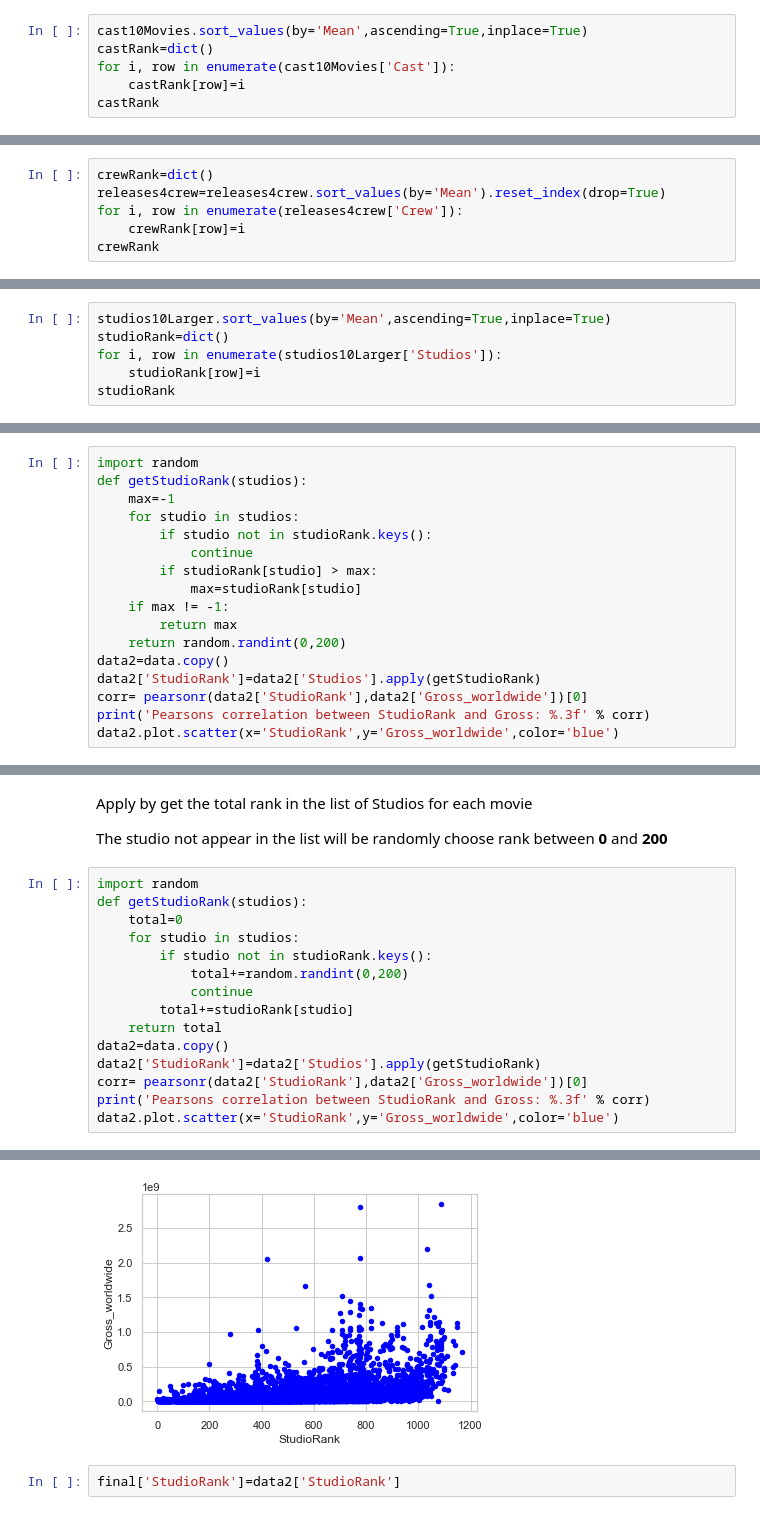
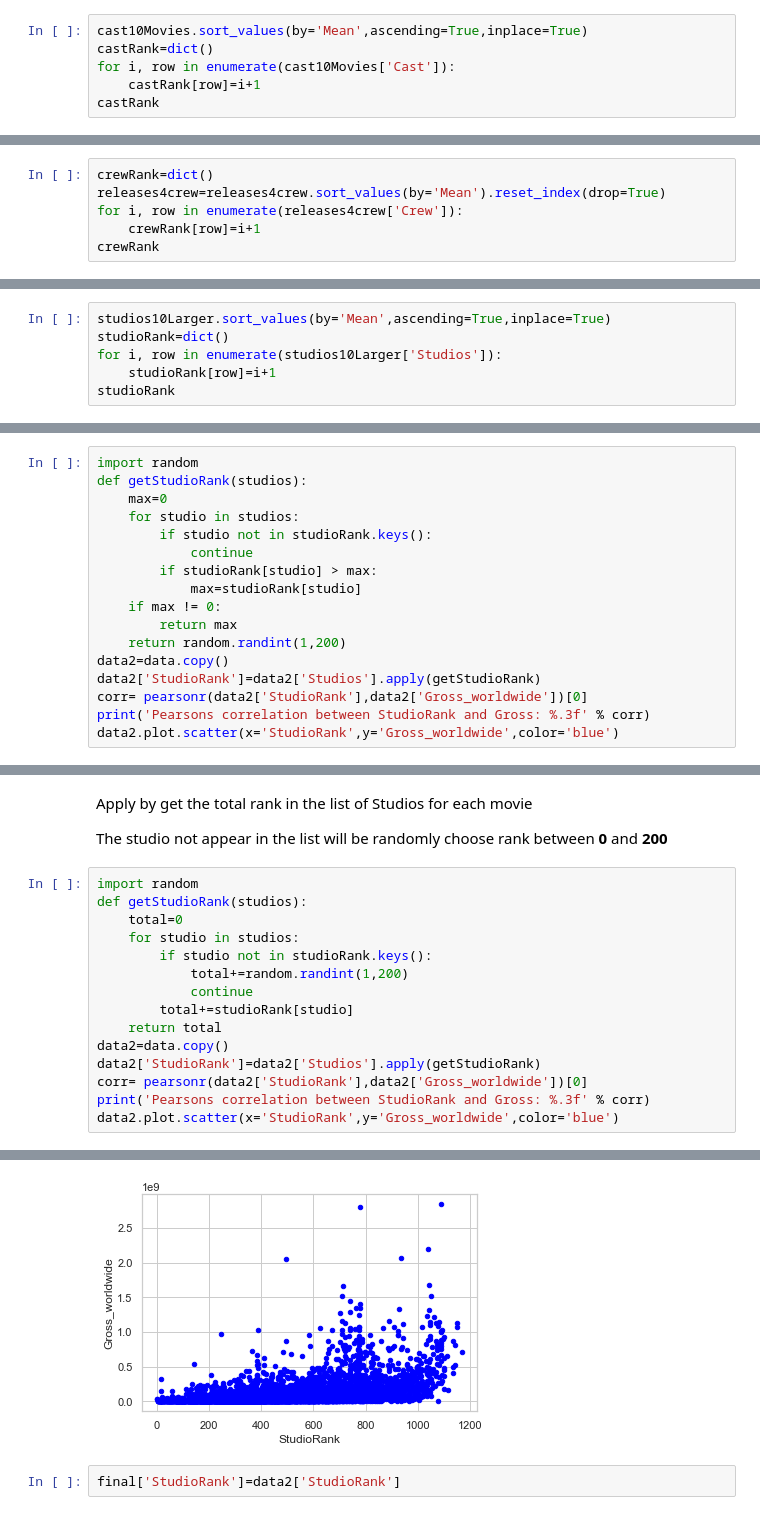
Before and after one commit to theobmgit/bor-prediction-analysis, a Jupyter notebook: notebook/FeatureEngineering.ipynb, the cells around one changed output, grey strips where cells are left out. Saved outputs shown, nothing was run; the diff lists cells and outputs as text.

```diff
--- a/notebook/FeatureEngineering.ipynb
+++ b/notebook/FeatureEngineering.ipynb
@@ -626,6 +624,6 @@ We call them leader cast. And now move on to develop rank
 cast10Movies.sort_values(by='Mean',ascending=True,inplace=True)
 castRank=dict()
 for i, row in enumerate(cast10Movies['Cast']):
-    castRank[row]=i
+    castRank[row]=i+1
 castRank
 # %% [output]
@@ -872,6 +872,6 @@ Now we will develop rank of crew
 crewRank=dict()
 releases4crew=releases4crew.sort_values(by='Mean').reset_index(drop=True)
 for i, row in enumerate(releases4crew['Crew']):
-    crewRank[row]=i
+    crewRank[row]=i+1
 crewRank
 # %% [output]
@@ -1150,6 +1150,6 @@ Move on to rank the Studios.
 studios10Larger.sort_values(by='Mean',ascending=True,inplace=True)
 studioRank=dict()
 for i, row in enumerate(studios10Larger['Studios']):
-    studioRank[row]=i
+    studioRank[row]=i+1
 studioRank
 # %% [output]
@@ -1177,15 +1177,15 @@ The studio not appear in the list will be randomly choose rank between **0** and
 # %%
 import random
 def getStudioRank(studios):
-    max=-1
+    max=0
     for studio in studios:
         if studio not in studioRank.keys():
             continue
         if studioRank[studio] > max:
             max=studioRank[studio]
-    if max != -1:
+    if max != 0:
         return max
-    return random.randint(0,200)
+    return random.randint(1,200)
 data2=data.copy()
 data2['StudioRank']=data2['Studios'].apply(getStudioRank)
 corr= pearsonr(data2['StudioRank'],data2['Gross_worldwide'])[0]
@@ -1202,22 +1202,22 @@ The studio not appear in the list will be randomly choose rank between **0** and
 # %%
 import random
 def getStudioRank(studios):
     total=0
     for studio in studios:
         if studio not in studioRank.keys():
-            total+=random.randint(0,200)
+            total+=random.randint(1,200)
             continue
         total+=studioRank[studio]
     return total
 data2=data.copy()
 data2['StudioRank']=data2['Studios'].apply(getStudioRank)
 corr= pearsonr(data2['StudioRank'],data2['Gross_worldwide'])[0]
 print('Pearsons correlation between StudioRank and Gross: %.3f' % corr)
 data2.plot.scatter(x='StudioRank',y='Gross_worldwide',color='blue')
 # %% [output]
 Pearsons correlation between StudioRank and Gross: 0.477
 <AxesSubplot:xlabel='StudioRank', ylabel='Gross_worldwide'>
-[figure, old version]
+[figure, new version]
 # %%
 final['StudioRank']=data2['StudioRank']
 # %% [markdown]
```
Also changed, not shown: parts of 25 cells of this notebook, 2 other files.
